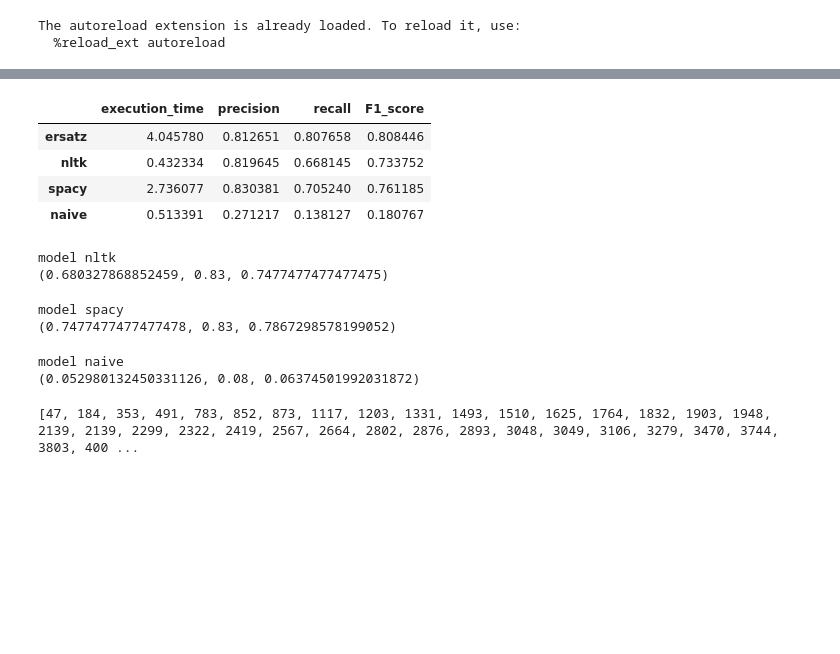
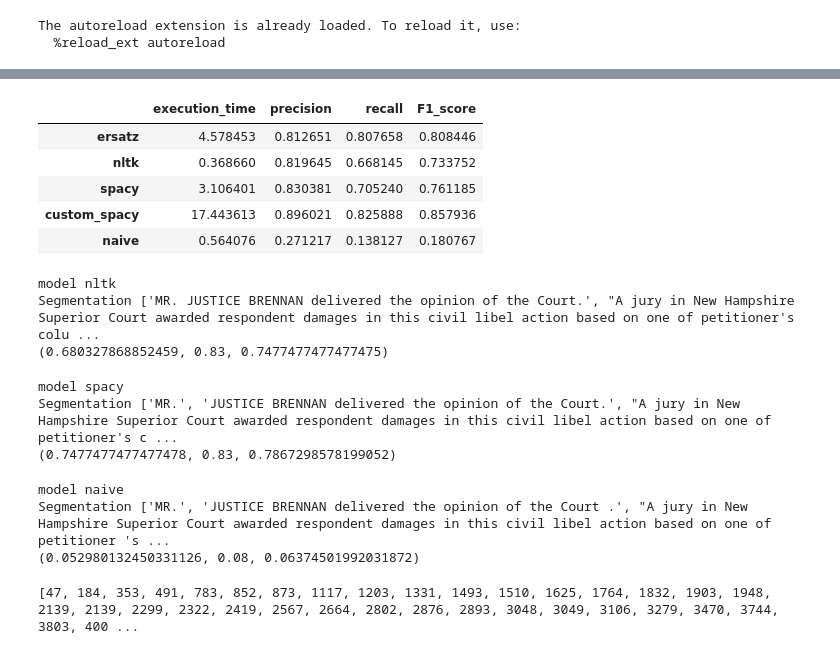
Before and after one commit to Eli6a/TER, a Jupyter notebook: test.ipynb, the cells around one changed output, grey strips where cells are left out. Cells and saved outputs as stored; diff of their text form; code cells hidden in the pictures; blank space fills up the shorter version.

```diff
--- a/test.ipynb
+++ b/test.ipynb
@@ -15,8 +15,8 @@ res_eval = []
 dir_path = "../documents/train/*"
 model="nltk"
 tokenizer= "nltk-punkt"
-models = ['ersatz','nltk', 'spacy', 'naive']
-tokenizers = ['ersatz', 'nltk-punkt', 'spacy', 'nltk-word']
+models = ['ersatz','nltk', 'spacy', "custom_spacy", 'naive']
+tokenizers = ['ersatz', 'nltk-punkt', 'spacy', 'spacy', 'nltk-word']
 for i in range(len(models)):
     start = time.time()
     r, p, f = pipeline.evaluation(dir_path, tokenizers[i], models[i])
@@ -60,14 +66,15 @@ model ersatz
 model ersatz
 ... (10 outputs left out)
 # %%
-little_df = pd.DataFrame(res_eval,columns=["execution_time","precision", "recall", "F1_score"], index=["ersatz", "nltk", "spacy", "naive"])
+little_df = pd.DataFrame(res_eval,columns=["execution_time","precision", "recall", "F1_score"], index=["ersatz", "nltk", "spacy", "custom_spacy", "naive"])
 little_df.style.highlight_max(color = 'green', axis = 0).highlight_max(color = 'red', axis = 0, subset = ["execution_time"]).highlight_min(color = 'red', axis = 0).highlight_min(color = 'green', axis = 0, subset = ["execution_time"])
 # %% [output]
 |  | execution_time | precision | recall | F1_score |
-| ersatz | 4.045780 | 0.812651 | 0.807658 | 0.808446 |
-| nltk | 0.432334 | 0.819645 | 0.668145 | 0.733752 |
-| spacy | 2.736077 | 0.830381 | 0.705240 | 0.761185 |
-| naive | 0.513391 | 0.271217 | 0.138127 | 0.180767 |
+| ersatz | 4.578453 | 0.812651 | 0.807658 | 0.808446 |
+| nltk | 0.368660 | 0.819645 | 0.668145 | 0.733752 |
+| spacy | 3.106401 | 0.830381 | 0.705240 | 0.761185 |
+| custom_spacy | 17.443613 | 0.896021 | 0.825888 | 0.857936 |
+| naive | 0.564076 | 0.271217 | 0.138127 | 0.180767 |
 # %%
 path = "../documents/train/ROSENBLATT v. BAER_MCL.txt"
 model = "nltk"
@@ -78,6 +85,7 @@ print(res)
 res_eval += [[time.time()-start, res[0], res[1], res[2]]]
 # %% [output]
 model nltk
+Segmentation ['MR. JUSTICE BRENNAN delivered the opinion of the Court.', "A jury in New Hampshire Superior Court awarded respondent damages in this civil libel action based on one of petitioner's colu ...
 (0.680327868852459, 0.83, 0.7477477477477475)
 # %%
 path = "../documents/train/ROSENBLATT v. BAER_MCL.txt"
@@ -89,6 +97,7 @@ print(res2)
 res_eval += [[time.time()-start, res2[0], res2[1], res2[2]]]
 # %% [output]
 model spacy
+Segmentation ['MR.', 'JUSTICE BRENNAN delivered the opinion of the Court.', "A jury in New Hampshire Superior Court awarded respondent damages in this civil libel action based on one of petitioner's c ...
 (0.7477477477477478, 0.83, 0.7867298578199052)
 # %%
 path = "../documents/train/ROSENBLATT v. BAER_MCL.txt"
@@ -100,6 +109,7 @@ print(res3)
 res_eval += [[time.time()-start, res3[0], res3[1], res3[2]]]
 # %% [output]
 model naive
+Segmentation ['MR.', 'JUSTICE BRENNAN delivered the opinion of the Court .', "A jury in New Hampshire Superior Court awarded respondent damages in this civil libel action based on one of petitioner 's ...
 (0.052980132450331126, 0.08, 0.06374501992031872)
 # %%
 file = open("../Exercice_a_la_Main/SegmentationMain.txt", "r")
```
Also changed, not shown: parts of 1 cell of this notebook, 2 other files.
